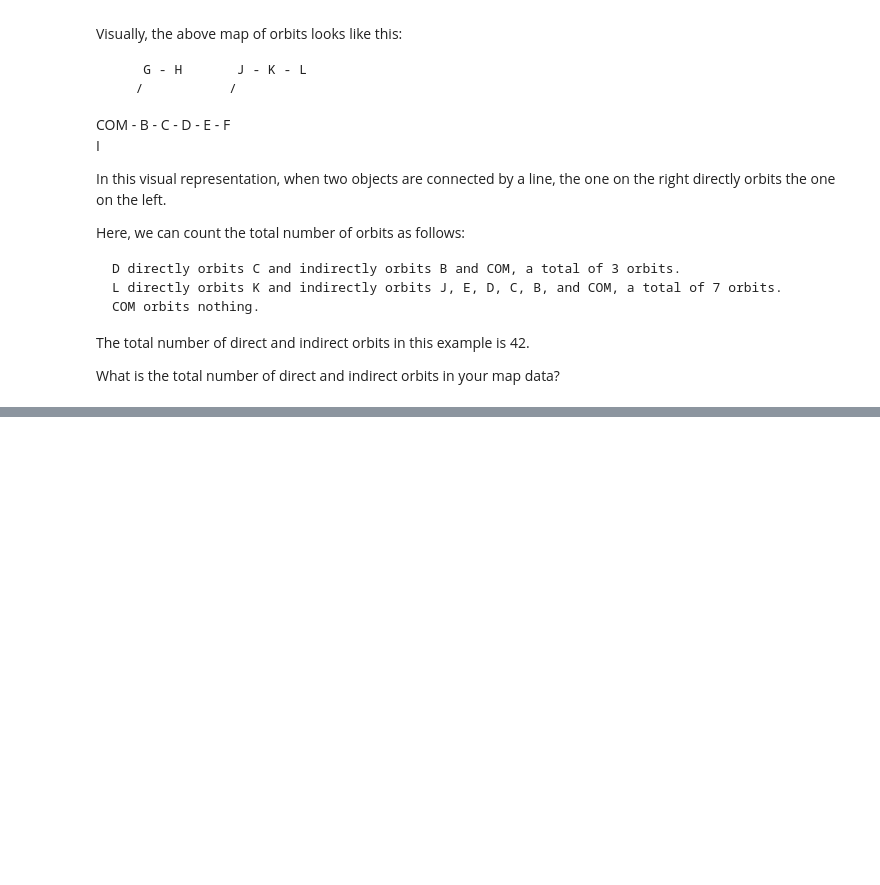
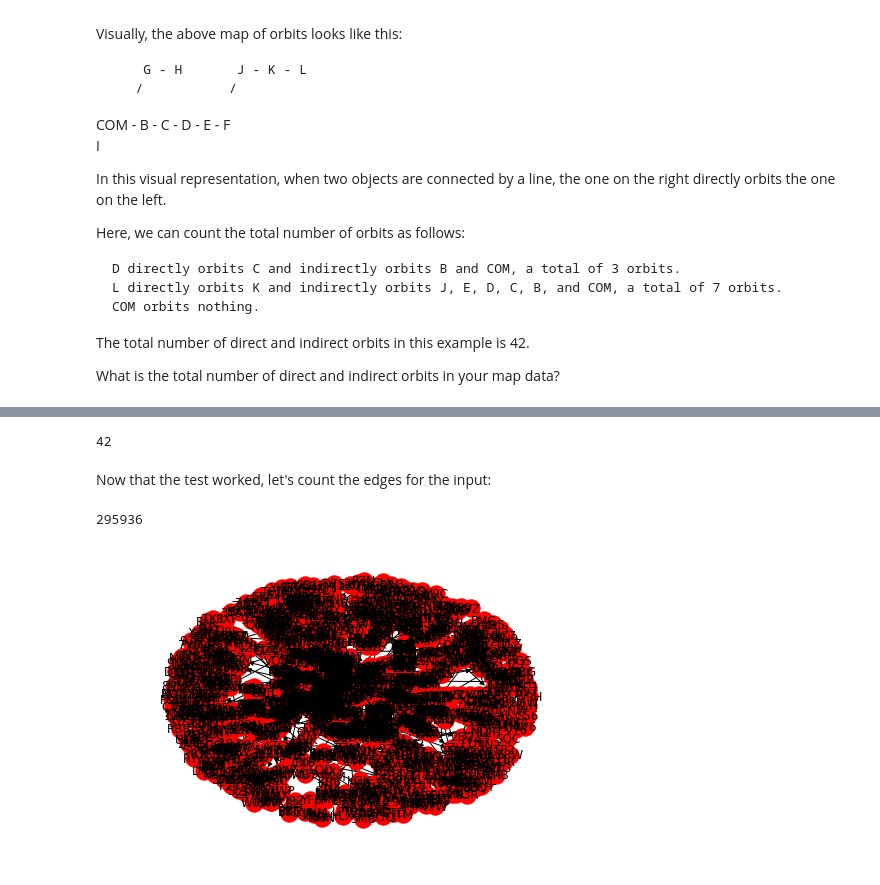
Before and after one commit to OanaTudu/Advent-of-Code, a Jupyter notebook: Day6.ipynb, the cells around one changed output, grey strips where cells are left out. Saved outputs shown, nothing was run; the diff lists cells and outputs as text; code cells hidden in the pictures; blank space fills up the shorter version.

```diff
--- a/Day6.ipynb
+++ b/Day6.ipynb
@@ -63,0 +90,36 @@ y = [s[:-1] for s in x]
+# %%
+# the number of orbits is the sum of the number of edges between COM and all other nodes
+
+num_edges = 0
+edges1 = []
+#go through all nodes except COM and count the edges from COM to each:
+for n in nodes_and_edges(test)[0][1:]:
+    num_edges += nx.shortest_path_length(G, source='COM', target=n)
+print(num_edges)
+# %% [output]
+42
+# %% [markdown]
+Now that the test worked, let's count the edges for the input:
+# %%
+#create the graph:
+Gf = nx.DiGraph()
+Gf.add_edges_from(nodes_and_edges(y)[1])
+
+#get nodes except 'COM'
+nodes_wo_com = [nd for nd in nodes_and_edges(y)[0] if nd != 'COM']
+
+num_edges = 0
+edges1 = []
+#go through all nodes except COM and count the edges from COM to each:
+for n in nodes_wo_com:
+    num_edges += nx.shortest_path_length(Gf, source='COM', target=n)
+print(num_edges)
+# %% [output]
+295936
+# %%
+#drawing it out of curiosity:
+pos=nx.spring_layout(Gf,iterations=100)
+nx.draw(Gf, pos)
+labels=nx.draw_networkx_labels(Gf,pos)
+# %% [output]
+[figure, added]
```
Also changed, not shown: parts of 5 cells of this notebook.
